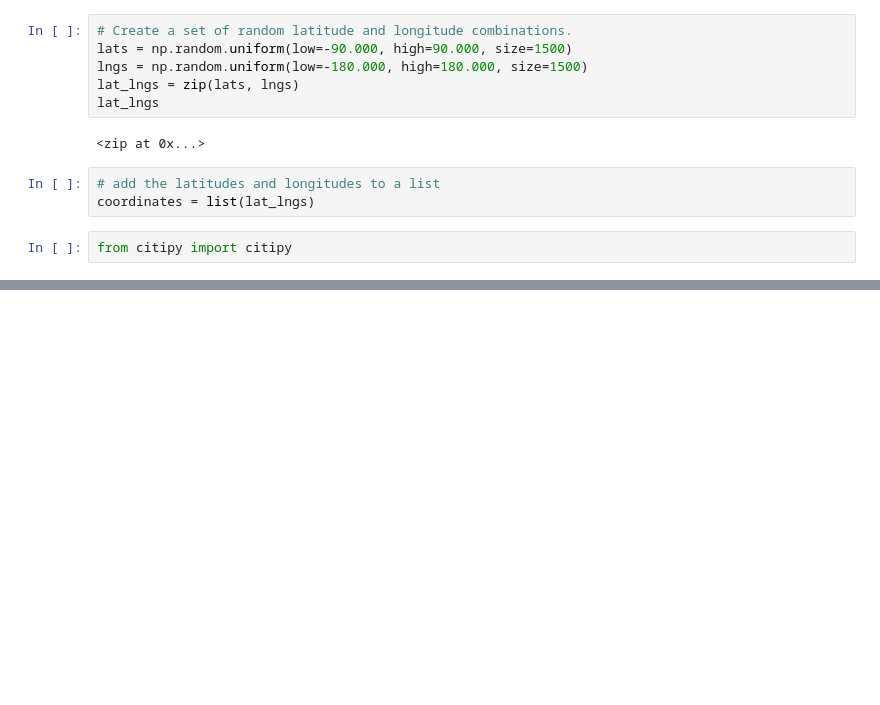
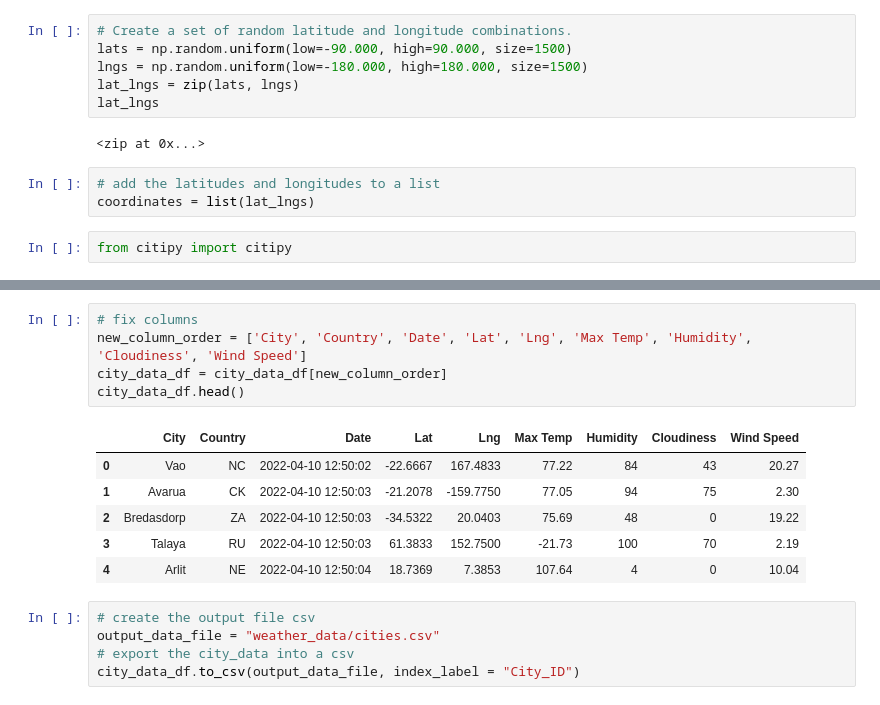
Before and after one commit to mhhussain24/World_Weather_Analysis, a Jupyter notebook: WeatherPy.ipynb, the cells around one changed output, grey strips where cells are left out. Cells and saved outputs as stored; diff of their text form; blank space fills up the shorter version.

```diff
--- a/WeatherPy.ipynb
+++ b/WeatherPy.ipynb
@@ -54,0 +162,17 @@ len(cities)
+# %%
+# fix columns
+new_column_order = ['City', 'Country', 'Date', 'Lat', 'Lng', 'Max Temp', 'Humidity', 'Cloudiness', 'Wind Speed']
+city_data_df = city_data_df[new_column_order]
+city_data_df.head()
+# %% [output]
+|  | City | Country | Date | Lat | Lng | Max Temp | Humidity | Cloudiness | Wind Speed |
+| 0 | Vao | NC | 2022-04-10 12:50:02 | -22.6667 | 167.4833 | 77.22 | 84 | 43 | 20.27 |
+| 1 | Avarua | CK | 2022-04-10 12:50:03 | -21.2078 | -159.7750 | 77.05 | 94 | 75 | 2.30 |
+| 2 | Bredasdorp | ZA | 2022-04-10 12:50:03 | -34.5322 | 20.0403 | 75.69 | 48 | 0 | 19.22 |
+| 3 | Talaya | RU | 2022-04-10 12:50:03 | 61.3833 | 152.7500 | -21.73 | 100 | 70 | 2.19 |
+| 4 | Arlit | NE | 2022-04-10 12:50:04 | 18.7369 | 7.3853 | 107.64 | 4 | 0 | 10.04 |
+# %%
+# create the output file csv
+output_data_file = "weather_data/cities.csv"
+# export the city_data into a csv
+city_data_df.to_csv(output_data_file, index_label = "City_ID")
```
Also changed, not shown: parts of 8 cells of this notebook, 4 other files.
